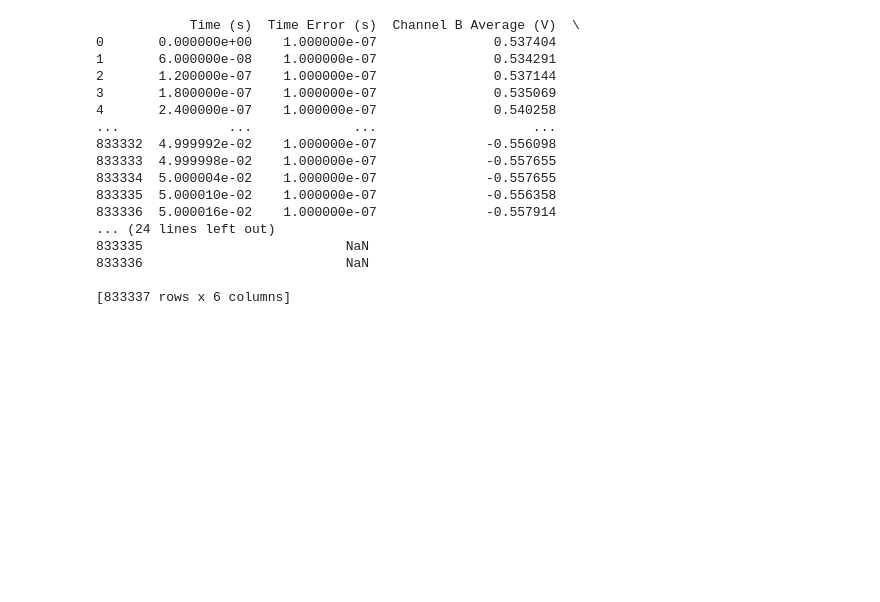
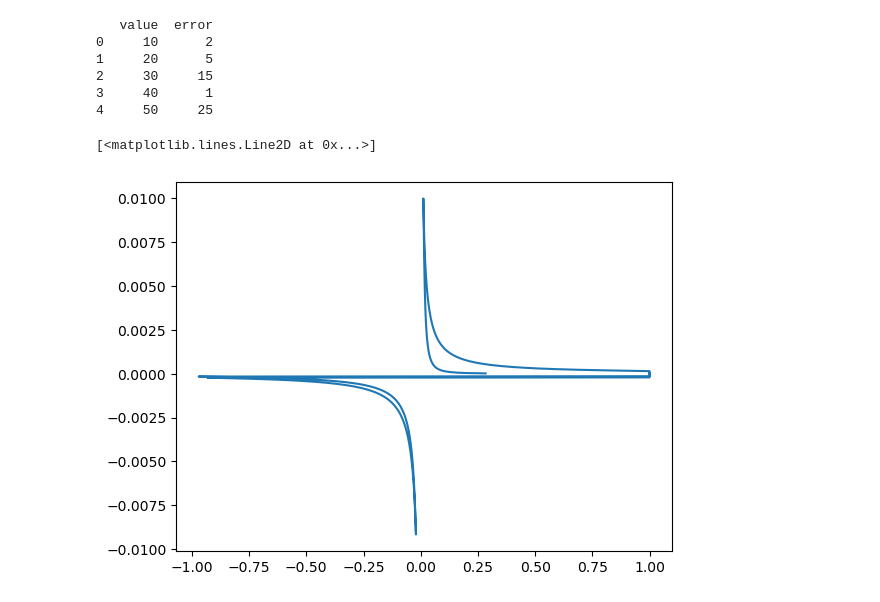
Before and after one commit to flobrim/TeamProject, a Jupyter notebook: Dummy_data_generation.ipynb, the cells around one changed output. Saved outputs shown, nothing was run; the diff lists cells and outputs as text; code cells hidden in the pictures; blank space fills up the shorter version.

Commit message:
error changes

```diff
--- a/Dummy_data_generation.ipynb
+++ b/Dummy_data_generation.ipynb
@@ -115,26 +131,9 @@ def read_in_files(file_path: str=None,
 # %%
 # Testing the read in function:
 test_df = read_in_files(file_path="/Users/student/Library/CloudStorage/OneDrive-DurhamUniversity/Team project/TeamRepo/TeamProject-1/data_sets/*.csv",
-                        time_error=1e-7,
+                        f=50,
+                        time_error=0.001, # This should be in the units which your original time column is in, the conversion is accounted for in the code
                         time_conversion=1e-3,
                         B_volts_conversion=1,
-                        C_volts_conversion=1e-3)
+                        C_volts_conversion=1)
-# %% [output]
-            Time (s)  Time Error (s)  Channel B Average (V)  \
-0       0.000000e+00    1.000000e-07               0.537404
-1       6.000000e-08    1.000000e-07               0.534291
-2       1.200000e-07    1.000000e-07               0.537144
-3       1.800000e-07    1.000000e-07               0.535069
-4       2.400000e-07    1.000000e-07               0.540258
-...              ...             ...                    ...
-833332  4.999992e-02    1.000000e-07              -0.556098
-833333  4.999998e-02    1.000000e-07              -0.557655
-833334  5.000004e-02    1.000000e-07              -0.557655
-833335  5.000010e-02    1.000000e-07              -0.556358
-833336  5.000016e-02    1.000000e-07              -0.557914
-... (24 lines left out)
-833335                          NaN
-833336                          NaN
-
-[833337 rows x 6 columns]
 # %%
@@ -164,3 +179,25 @@ def error_multi_quotient(A: np.array=None,
+# %%
+# Test the function:
+data = {
+    'value': [10, 20, 30, 40, 50],
+    'error': [2, 5, 20, 1, 30]  # Errors associated with the values
+}
+
+df=pd.DataFrame(data)
+
+final_df = replace_fractional_error(df=df,
+                         column_name='value',
+                         column_error_name='error',
+                         max_fractional_error=0.5)
+
+print(final_df)
+# %% [output]
+   value  error
+0     10      2
+1     20      5
+2     30     15
+3     40      1
+4     50     25
 # %%
 
 # We can create a function which calculates both B and H:
@@ -297,4 +341,26 @@ def B_H_calculation(df: pd.DataFrame=None,
     return df_to_ret
+# %%
+result_df = B_H_calculation(df=test_df,
+                            time_column='Time (s)',
+                            time_error_column='Time Error (s)',
+                            voltage_column='Channel C Average (V)',
+                            voltage_error_column='Channel C Average Error (V)',
+                            voltage_current_column='Channel B Average (V)',
+                            voltage_current_error_column='Channel B Average Error (V)',
+                            V_0=0,
+                            N_2=5,
+                            N_1=5,
+                            A=8.93e-4,
+                            A_error=1e-10,
+                            R=0.6,
+                            R_error=0.001,
+                            l=0.325,
+                            l_error=0.01)
+
+plt.plot(result_df['Integrated Voltage Error (Vs)']/result_df['Integrated Voltage (Vs)'] ,result_df['Integrated Voltage (Vs)'])
+# %% [output]
+[<matplotlib.lines.Line2D at 0x...>]
+[figure, added]
 # %%
 # Now we will want to plot the BH Curve and calculate the area between itn
 def B_H_plotter(df: pd.DataFrame=None,
```
Also changed, not shown: parts of 7 cells of this notebook, 15 other files.
